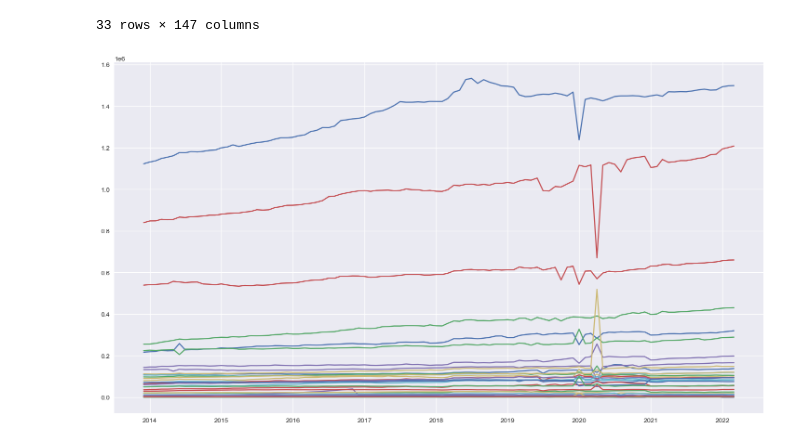
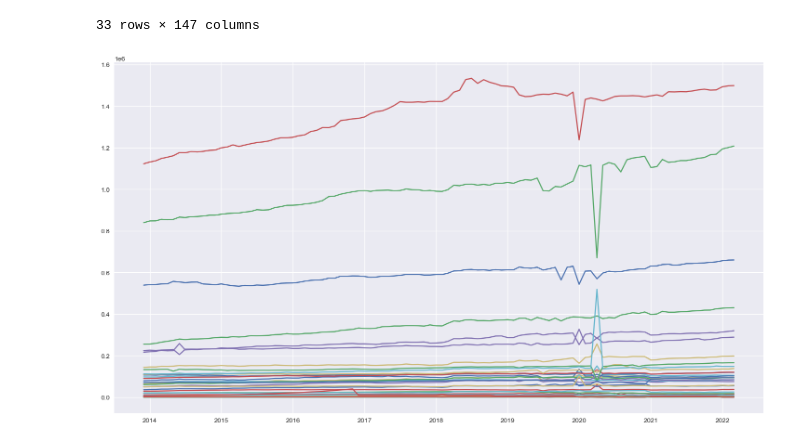
Before and after one commit to caramirezs/DataJam2022, a Jupyter notebook: TV_suscripcion.ipynb, the cells around one changed output. Saved outputs shown, nothing was run; the diff lists cells and outputs as text; code cells hidden in the pictures.

```diff
--- a/TV_suscripcion.ipynb
+++ b/TV_suscripcion.ipynb
@@ -133,17 +133,17 @@ df
 # %%
 import datetime as dt
 import matplotlib.pyplot as plt
 plt.style.use('seaborn')
 
 dates = [dt.datetime.strptime(date, "%Y/%m") for date in datetime_list]
 
 plt.figure(figsize=(18,10), dpi=100)
-for dpto in dpto_list:
+for dpto in new_index:
     y_values = df.loc[dpto]
     plt.plot_date(dates[-100:], y_values[-100:], '-')
 
 plt.show()
 # %% [output]
-[figure, old version]
+[figure, new version]
 # %%
 df.T.to_csv('././bases_datos/suscriptores_tv_dpto.v2.csv')
```
Also changed, not shown: parts of 1 cell of this notebook, 2 other files.
